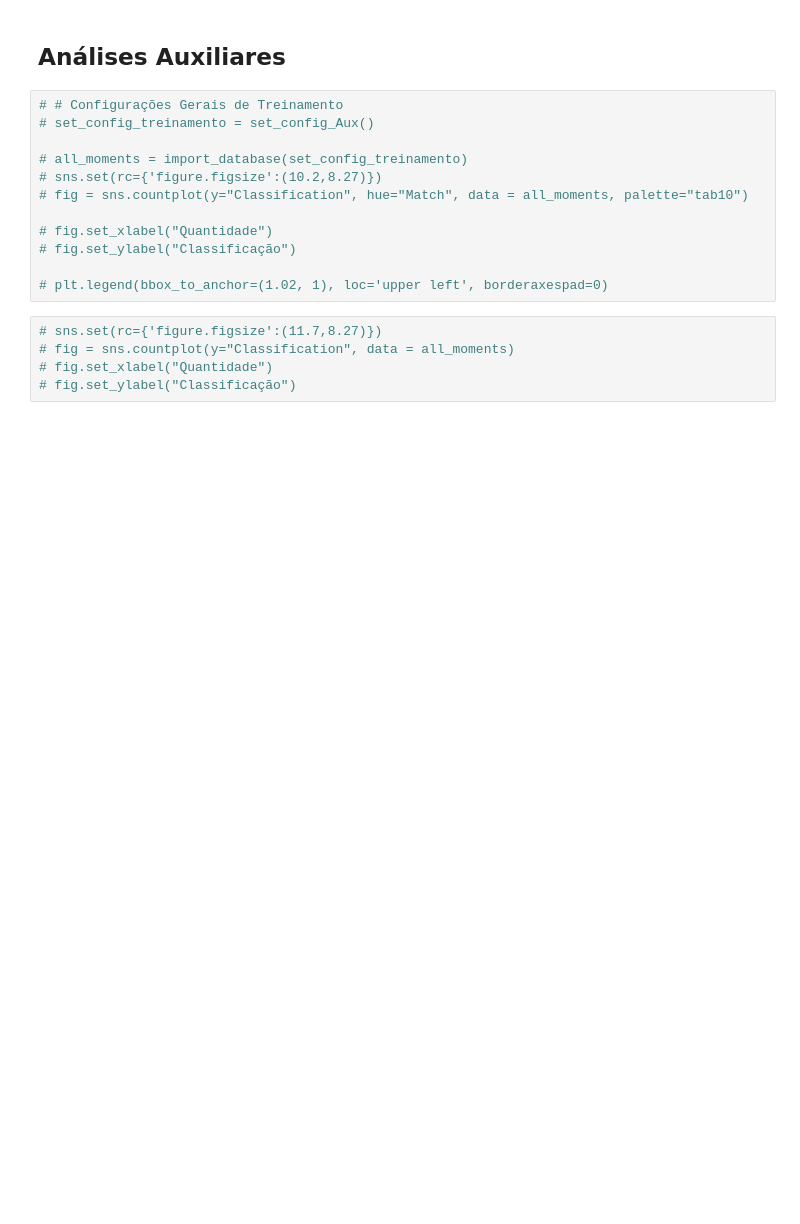
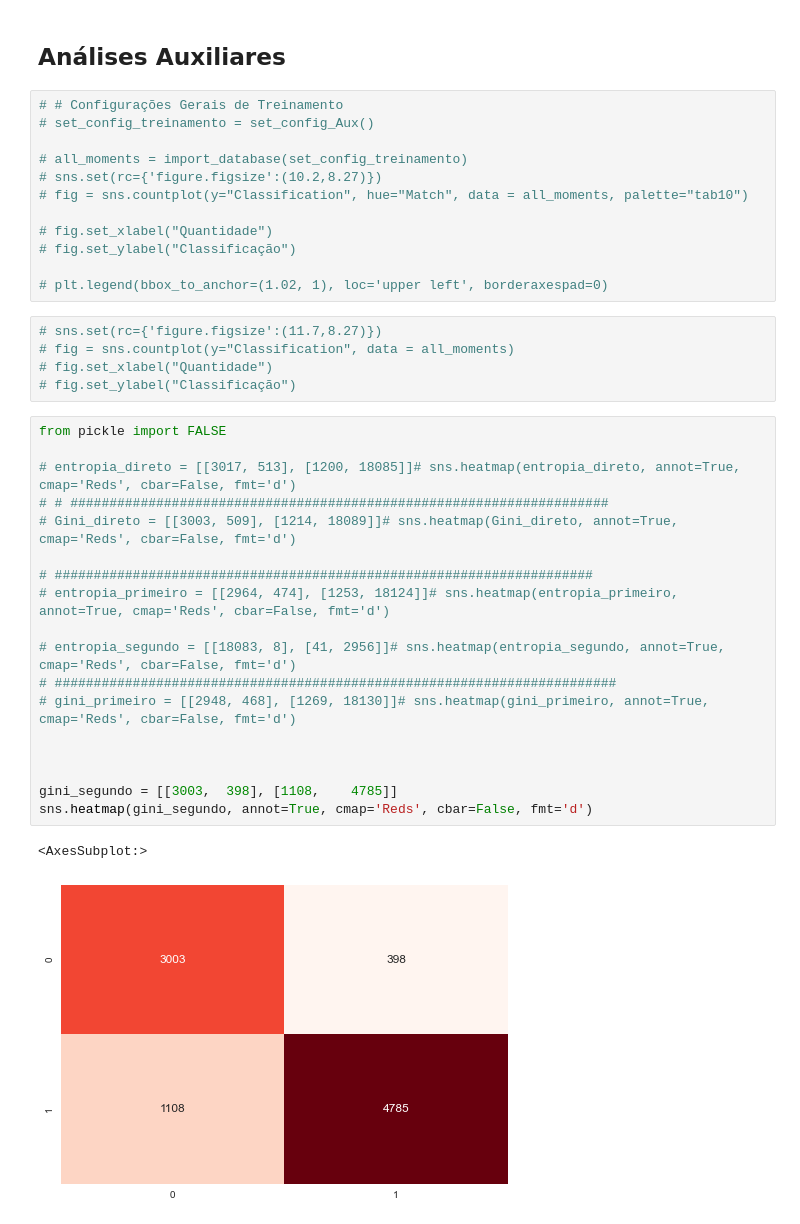
Before and after one commit to Pvlima019/DETECCAO-AUTOMATICA-DE-MOMENTOS-DE-GOL, a Jupyter notebook: Projeto Final.ipynb, the cells around one changed output. Cells and saved outputs as stored; diff of their text form; blank space fills up the shorter version.

```diff
--- a/Projeto Final.ipynb
+++ b/Projeto Final.ipynb
@@ -306,3 +322,24 @@ fig.tight_layout()
 # fig = sns.countplot(y="Classification", data = all_moments)
 # fig.set_xlabel("Quantidade")
 # fig.set_ylabel("Classificação")
+# %%
+from pickle import FALSE
+
+# entropia_direto = [[3017, 513], [1200, 18085]]# sns.heatmap(entropia_direto, annot=True, cmap='Reds', cbar=False, fmt='d')
+# # #####################################################################
+# Gini_direto = [[3003, 509], [1214, 18089]]# sns.heatmap(Gini_direto, annot=True, cmap='Reds', cbar=False, fmt='d')
+
+# #####################################################################
+# entropia_primeiro = [[2964, 474], [1253, 18124]]# sns.heatmap(entropia_primeiro, annot=True, cmap='Reds', cbar=False, fmt='d')
+
+# entropia_segundo = [[18083, 8], [41, 2956]]# sns.heatmap(entropia_segundo, annot=True, cmap='Reds', cbar=False, fmt='d')
+# ########################################################################
+# gini_primeiro = [[2948, 468], [1269, 18130]]# sns.heatmap(gini_primeiro, annot=True, cmap='Reds', cbar=False, fmt='d')
+
+
+
+gini_segundo = [[3003,	398], [1108,	4785]]
+sns.heatmap(gini_segundo, annot=True, cmap='Reds', cbar=False, fmt='d')
+# %% [output]
+<AxesSubplot:>
+[figure, added]
```
Also changed, not shown: parts of 7 cells of this notebook, 1 other file.
